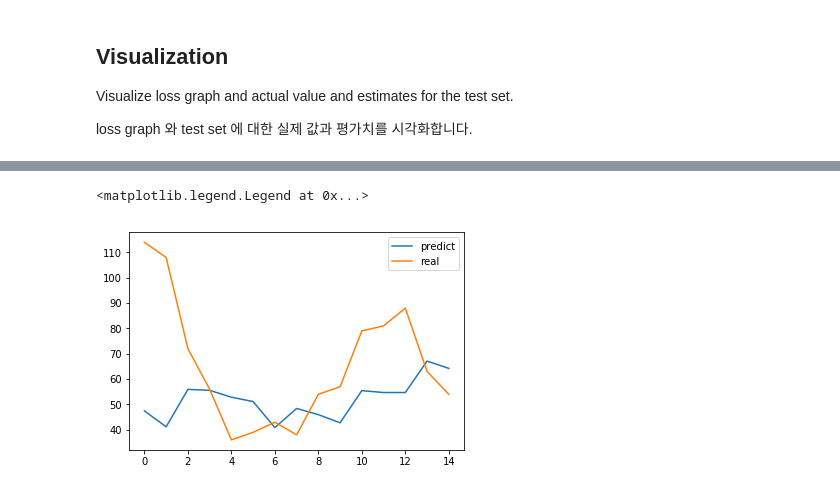
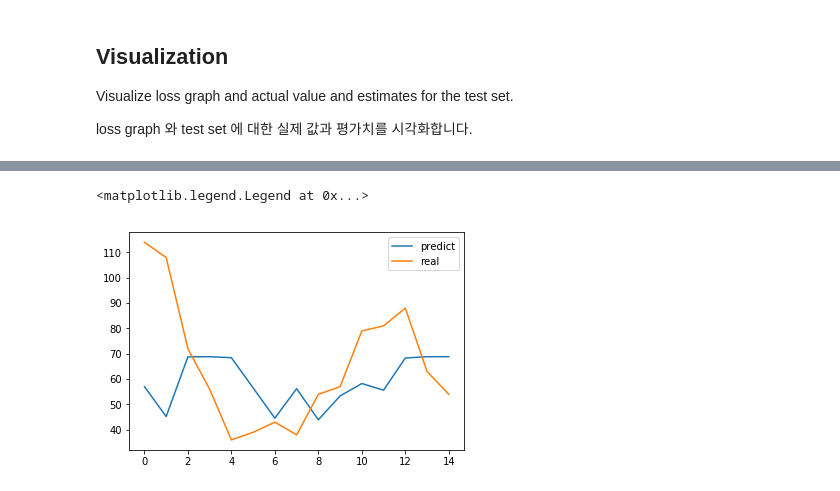
Before and after one commit to revsic/FineDustPrediction, a Jupyter notebook: Fine-Dust-Prediction.ipynb, the cells around one changed output, grey strips where cells are left out. Saved outputs shown, nothing was run; the diff lists cells and outputs as text; code cells hidden in the pictures.

Commit message:
Change model to ConvLSTM

```diff
--- a/Fine-Dust-Prediction.ipynb
+++ b/Fine-Dust-Prediction.ipynb
@@ -198,5 +158,7 @@ def batch_norm(x, name='batch_norm'):
 # %%
 X = tf.placeholder(tf.float32, [None, WEEKLY_BATCH, 9, 8]) # matrix size [9, 8]
-Y = tf.placeholder(tf.float32, [None, BOROUGH_CNT])
+Y = tf.placeholder(tf.float32, [None, 9, 8])
+batch_size = tf.placeholder(tf.int32)
 
-Xt = tf.transpose(X, [1, 0, 2, 3])
+Xr = tf.reshape(X, [-1, WEEKLY_BATCH, 9, 8, 1])
+Xt = tf.transpose(Xr, [1, 0, 2, 3, 4])
@@ -276,3 +216,15 @@ opt = tf.train.RMSPropOptimizer(0.1).minimize(loss)
+# %%
+conv_lstm = ConvLSTMCell(1, 32, 3, 3)
+hidden = conv_lstm(Xt)
+# %%
+Wf = tf.get_variable('wf', shape=[1, 1, 32, 1],
+                    initializer=tf.random_normal_initializer(stddev=0.02))
+out = tf.nn.conv2d(hidden, Wf, strides=[1, 1, 1, 1], padding='SAME') # 1x1 convolution for flattening data
+pred = tf.reshape(out, [-1, 9, 8])
+
+
+loss = tf.reduce_mean(tf.square(Y - pred)) # MSE loss
+opt = tf.train.AdamOptimizer(0.01).minimize(loss)
 # %% [markdown]
 ## Training
 
@@ -294,9 +246,10 @@ for i in range(TRAIN_ITER + 1):
     ptr = 0
     for _ in range(BATCH_ITER):
         _, trainloss = sess.run([opt, loss], feed_dict={X: train_sampled[ptr:ptr+BATCH_SIZE],
-                                                       Y: train_result[ptr:ptr+BATCH_SIZE]})
+                                                       Y: train_result[ptr:ptr+BATCH_SIZE],
+                                                       batch_size: BATCH_SIZE})
 
-        cvloss = sess.run(loss, feed_dict={X: cv_sampled, Y: cv_result})
+        cvloss = sess.run(loss, feed_dict={X: cv_sampled, Y: cv_result, batch_size: CV_SIZE})
 
         ptr += BATCH_SIZE
 
@@ -333,11 +286,11 @@ plt.legend()
 # %%
-predict = sess.run(pred, feed_dict={X: test_sampled})
-pred_gangnam = list(map(lambda x: x[0], predict))
-real_gangnam = list(map(lambda x: x[0], test_result))
+predict = sess.run(pred, feed_dict={X: test_sampled, batch_size: TEST_SIZE})
+pred_gangnam = list(map(lambda x: x[6][5], predict))
+real_gangnam = list(map(lambda x: x[6][5], test_result))
 
 plt.plot(pred_gangnam, label='predict')
 plt.plot(real_gangnam, label='real')
 plt.legend()
 # %% [output]
 <matplotlib.legend.Legend at 0x...>
-[figure, old version]
+[figure, new version]
```
Also changed, not shown: parts of 19 cells of this notebook.
